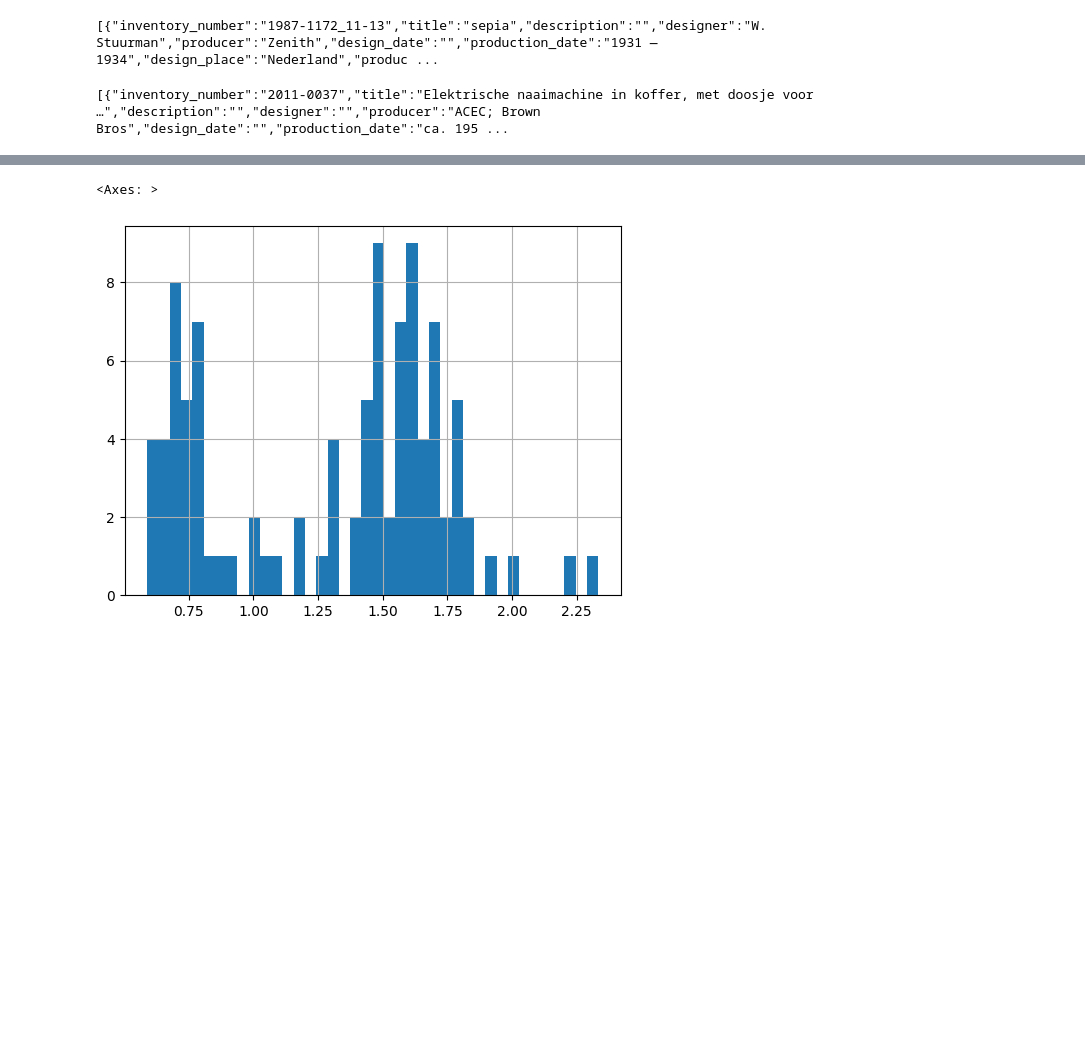
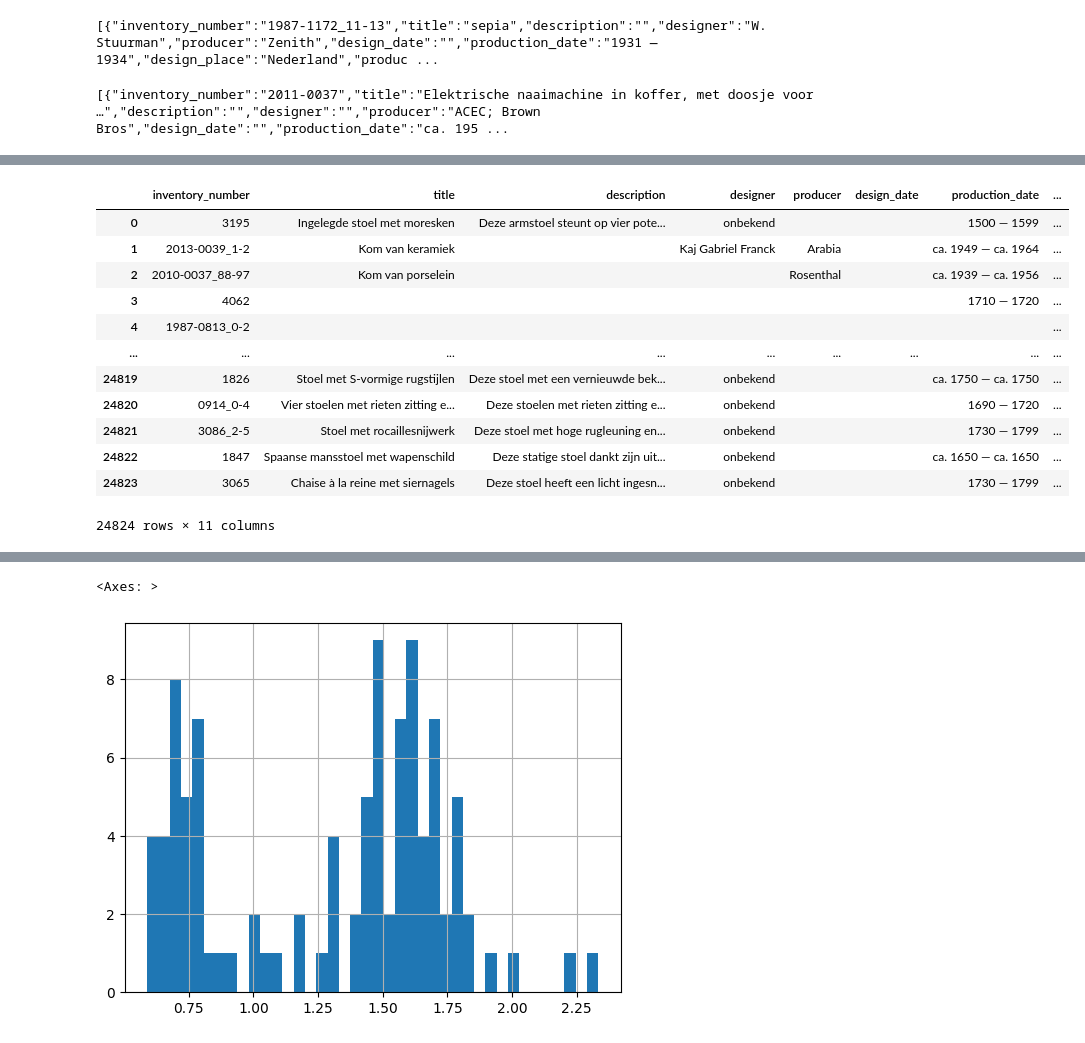
Before and after one commit to serendipity-searcher/web_backend, a Jupyter notebook: dev.ipynb, the cells around one changed output, grey strips where cells are left out. Drawn from its saved outputs; the diff is of its cells as text; code cells hidden in the pictures; blank space fills up the shorter version.

```diff
--- a/dev.ipynb
+++ b/dev.ipynb
@@ -158,0 +212,16 @@ dmg.coll.filter("doos")
+# %%
+score_ls = []
+path = "search"
+for m in models:
+    print(parse_id_list(m))
+    params = dict(object_ids="1999-0032_03-15", concept="", model_ids=m) #,".join(models))
+    search_res = rq.get(base+collection_id+path, params).json()
+    scores = pd.Series(search_res).sort_values()
+    score_ls.append(scores)
+    print(scores.index[-10:])
+
+
+params = dict(object_ids="", concept="meubel", model_ids="") #,".join(models))
+search_res = rq.get(base+collection_id+path, params).json()
+scores = pd.Series(search_res).sort_values()
+score_ls.append(scores)
@@ -158,0 +244,18 @@ dmg.coll.filter("doos")
+# %%
+# dmg.loc[scores.sort_values()[-10:].index]
+# dmg.coll.order(scores)
+pd.DataFrame.from_records(search_res)
+# %% [output]
+|  | inventory_number | title | description | designer | producer | design_date | production_date | ... |
+| 0 | 3195 | Ingelegde stoel met moresken | Deze armstoel steunt op vier pote... | onbekend |  |  | 1500 — 1599 | ... |
+| 1 | 2013-0039_1-2 | Kom van keramiek |  | Kaj Gabriel Franck | Arabia |  | ca. 1949 — ca. 1964 | ... |
+| 2 | 2010-0037_88-97 | Kom van porselein |  |  | Rosenthal |  | ca. 1939 — ca. 1956 | ... |
+| 3 | 4062 |  |  |  |  |  | 1710 — 1720 | ... |
+| 4 | 1987-0813_0-2 |  |  |  |  |  |  | ... |
+| ... | ... | ... | ... | ... | ... | ... | ... | ... |
+| 24819 | 1826 | Stoel met S-vormige rugstijlen | Deze stoel met een vernieuwde bek... | onbekend |  |  | ca. 1750 — ca. 1750 | ... |
+| 24820 | 0914_0-4 | Vier stoelen met rieten zitting e... | Deze stoelen met rieten zitting e... | onbekend |  |  | 1690 — 1720 | ... |
+| 24821 | 3086_2-5 | Stoel met rocaillesnijwerk | Deze stoel met hoge rugleuning en... | onbekend |  |  | 1730 — 1799 | ... |
+| 24822 | 1847 | Spaanse mansstoel met wapenschild | Deze statige stoel dankt zijn uit... | onbekend |  |  | ca. 1650 — ca. 1650 | ... |
+| 24823 | 3065 | Chaise à la reine met siernagels | Deze stoel heeft een licht ingesn... | onbekend |  |  | 1730 — 1799 | ... |
+24824 rows × 11 columns
```
Also changed, not shown: parts of 18 cells of this notebook, 5 other files.
